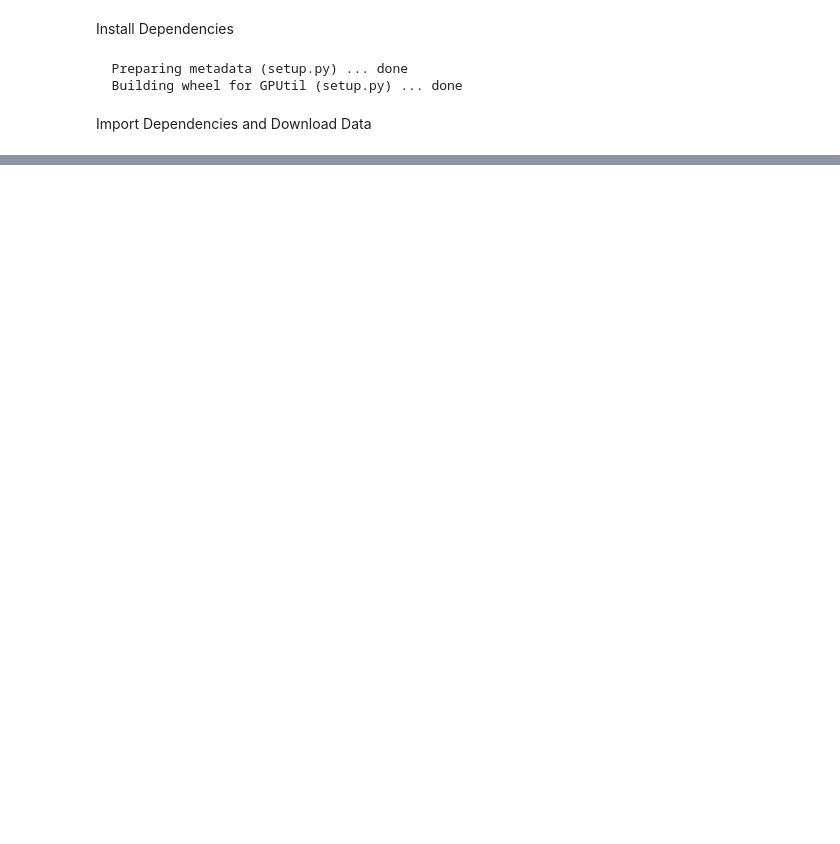
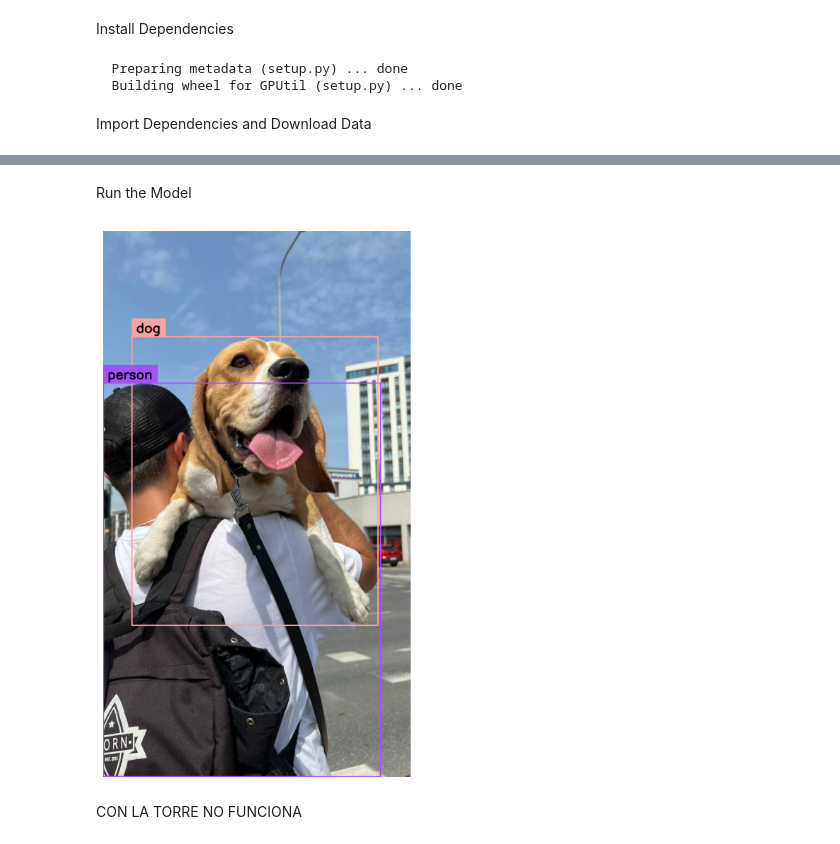
Before and after one commit to 9105507/Trabajo_Drones_2023_2024, a Jupyter notebook: YOLO.ipynb, the cells around one changed output, grey strips where cells are left out. Cells and saved outputs as stored; diff of their text form; code cells hidden in the pictures; blank space fills up the shorter version.

```diff
--- a/YOLO.ipynb
+++ b/YOLO.ipynb
@@ -18,0 +43,28 @@ from inference.models.yolo_world.yolo_world import YOLOWorld
+# %%
+SOURCE_IMAGE_PERRO = "/content/{perro}/dog.jpeg"
+# SOURCE_IMAGE_CASETA = "/content/{caseta}/caseta.png"
+SOURCE_IMAGE_TORRE = "/content/torreeiffel.jpeg"
+# %% [markdown]
+Run the Model
+# %%
+#PERRO
+model = YOLOWorld(model_id="yolo_world/l")
+
+classes = ["person", "backpack", "dog", "eye", "nose", "ear", "tongue"]
+model.set_classes(classes)
+
+image = cv2.imread(SOURCE_IMAGE_PERRO)
+results = model.infer(image)
+detections = sv.Detections.from_inference(results)
+# %%
+BOUNDING_BOX_ANNOTATOR = sv.BoundingBoxAnnotator(thickness=2)
+LABEL_ANNOTATOR = sv.LabelAnnotator(text_thickness=2, text_scale=1, text_color=sv.Color.BLACK)
+
+annotated_image = image.copy()
+annotated_image = BOUNDING_BOX_ANNOTATOR.annotate(annotated_image, detections)
+annotated_image = LABEL_ANNOTATOR.annotate(annotated_image, detections)
+sv.plot_image(annotated_image, (10, 10))
+# %% [output]
+[figure, added]
+# %% [markdown]
+CON LA TORRE NO FUNCIONA
```
Also changed, not shown: parts of 6 cells of this notebook.
